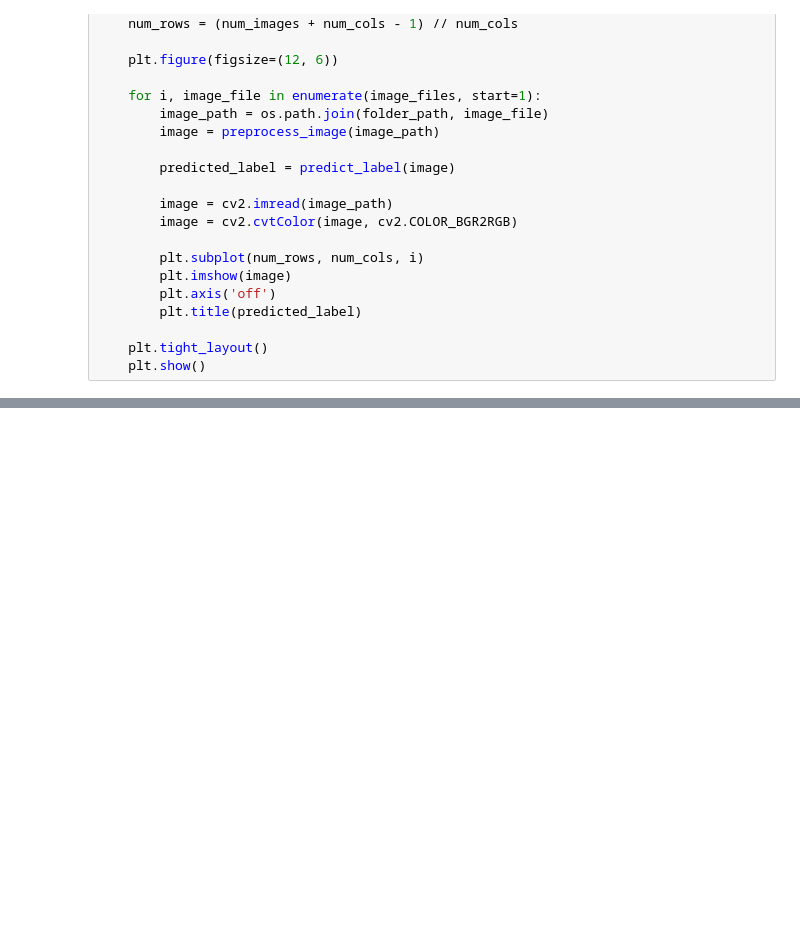
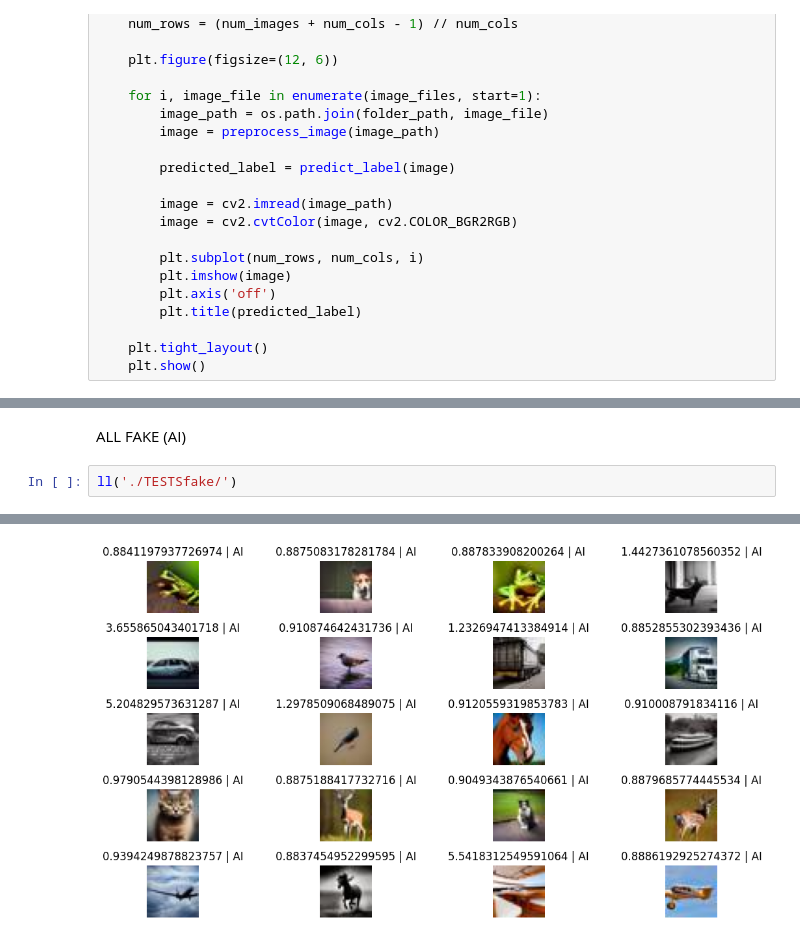
Before and after one commit to avdhantyagi/CIFAKE-Discriminator, a Jupyter notebook: Discriminator.ipynb, the cells around one changed output, grey strips where cells are left out. Drawn from its saved outputs; the diff is of its cells as text; blank space fills up the shorter version.

```diff
--- a/Discriminator.ipynb
+++ b/Discriminator.ipynb
@@ -223,0 +173,5 @@ ll('TESTS|REAL/')
+# %% [markdown]
+ALL FAKE (AI)
+# %%
+ll('./TESTSfake/')
+# %% [output]
@@ -223,0 +198 @@ ll('TESTS|REAL/')
+[figure, added]
```
Also changed, not shown: parts of 9 cells of this notebook, 1 other file.
